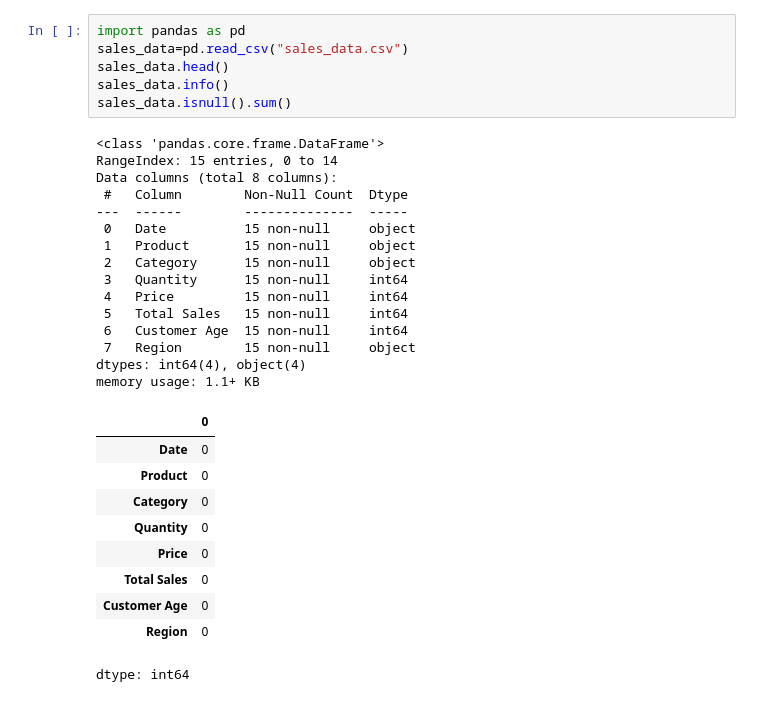
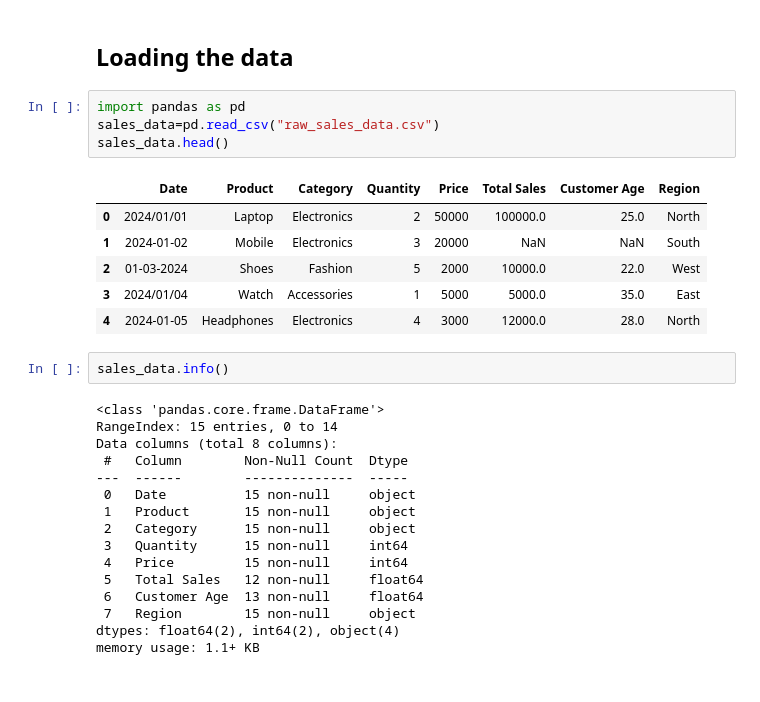
Before and after one commit to vigneshvungarala/sales_Analyzer, a Jupyter notebook: Sales_Data_Analyzer.ipynb, the cells around one changed output. Cells and saved outputs as stored; diff of their text form.

```diff
--- a/Sales_Data_Analyzer.ipynb
+++ b/Sales_Data_Analyzer.ipynb
@@ -9,32 +9,31 @@ Saving sales_data.csv to sales_data.csv
+# %% [markdown]
+## Loading the data
 # %%
 import pandas as pd
-sales_data=pd.read_csv("sales_data.csv")
+sales_data=pd.read_csv("raw_sales_data.csv")
 sales_data.head()
-sales_data.info()
-sales_data.isnull().sum()
 # %% [output]
-<class 'pandas.core.frame.DataFrame'>
-RangeIndex: 15 entries, 0 to 14
-Data columns (total 8 columns):
- #   Column        Non-Null Count  Dtype
----  ------        --------------  -----
- 0   Date          15 non-null     object
- 1   Product       15 non-null     object
- 2   Category      15 non-null     object
- 3   Quantity      15 non-null     int64
- 4   Price         15 non-null     int64
- 5   Total Sales   15 non-null     int64
- 6   Customer Age  15 non-null     int64
- 7   Region        15 non-null     object
-dtypes: int64(4), object(4)
-memory usage: 1.1+ KB
-|  | 0 |
-| Date | 0 |
-| Product | 0 |
-| Category | 0 |
-| Quantity | 0 |
-| Price | 0 |
-| Total Sales | 0 |
-| Customer Age | 0 |
-| Region | 0 |
+|  | Date | Product | Category | Quantity | Price | Total Sales | Customer Age | Region |
+| 0 | 2024/01/01 | Laptop | Electronics | 2 | 50000 | 100000.0 | 25.0 | North |
+| 1 | 2024-01-02 | Mobile | Electronics | 3 | 20000 | NaN | NaN | South |
+| 2 | 01-03-2024 | Shoes | Fashion | 5 | 2000 | 10000.0 | 22.0 | West |
+| 3 | 2024/01/04 | Watch | Accessories | 1 | 5000 | 5000.0 | 35.0 | East |
+| 4 | 2024-01-05 | Headphones | Electronics | 4 | 3000 | 12000.0 | 28.0 | North |
-dtype: int64
+# %%
+sales_data.info()
+# %% [output]
+<class 'pandas.core.frame.DataFrame'>
+RangeIndex: 15 entries, 0 to 14
+Data columns (total 8 columns):
+ #   Column        Non-Null Count  Dtype
+---  ------        --------------  -----
+ 0   Date          15 non-null     object
+ 1   Product       15 non-null     object
+ 2   Category      15 non-null     object
+ 3   Quantity      15 non-null     int64
+ 4   Price         15 non-null     int64
+ 5   Total Sales   12 non-null     float64
+ 6   Customer Age  13 non-null     float64
+ 7   Region        15 non-null     object
+dtypes: float64(2), int64(2), object(4)
+memory usage: 1.1+ KB
```
Also changed, not shown: parts of 7 cells of this notebook.
